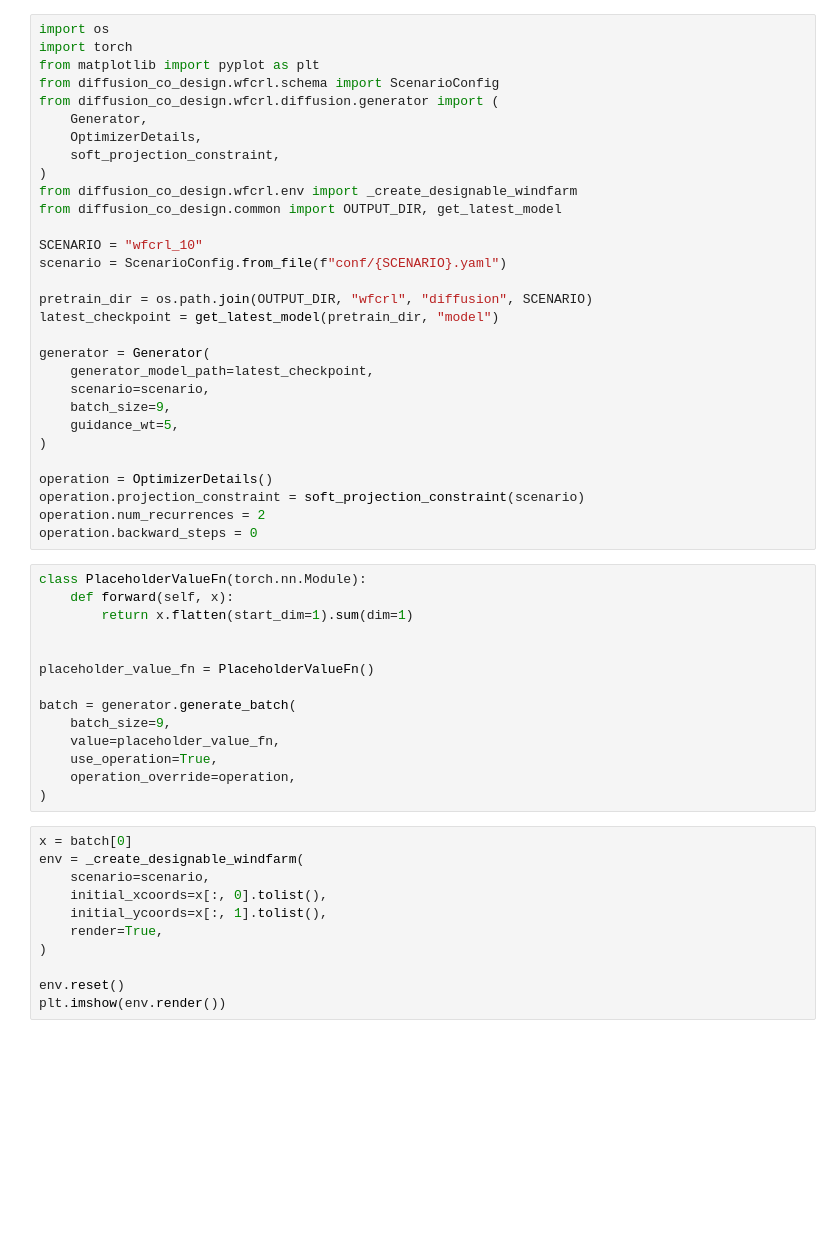
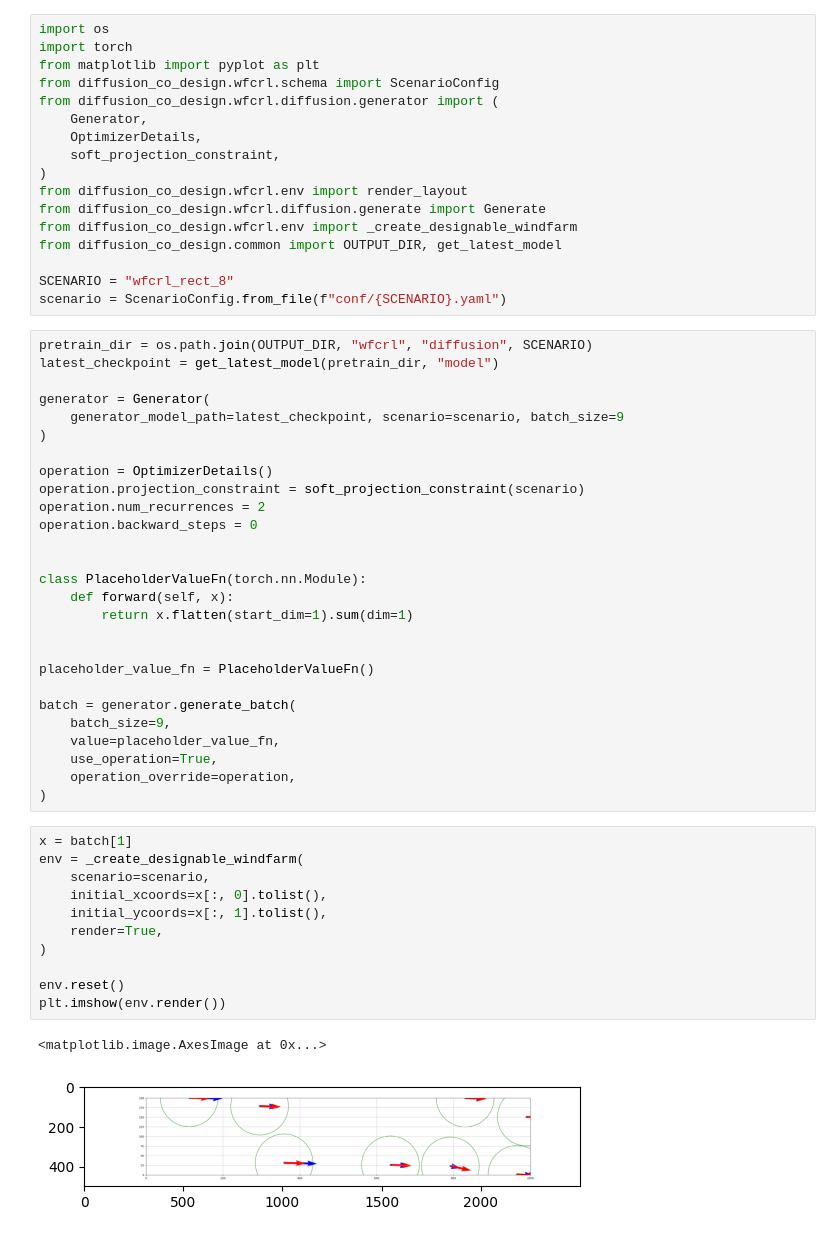
Before and after one commit to MarkHaoxiang/diffusion-co-design, a Jupyter notebook: experiments/train_wfcrl_diffusion/notebook.ipynb, the cells around one changed output. Cells and saved outputs as stored; diff of their text form; blank space fills up the shorter version.

Commit message:
Wip: wfcrl changes

```diff
--- a/experiments/train_wfcrl_diffusion/notebook.ipynb
+++ b/experiments/train_wfcrl_diffusion/notebook.ipynb
@@ -8,27 +8,27 @@ from diffusion_co_design.wfcrl.diffusion.generator import (
     OptimizerDetails,
     soft_projection_constraint,
 )
+from diffusion_co_design.wfcrl.env import render_layout
+from diffusion_co_design.wfcrl.diffusion.generate import Generate
 from diffusion_co_design.wfcrl.env import _create_designable_windfarm
 from diffusion_co_design.common import OUTPUT_DIR, get_latest_model
 
-SCENARIO = "wfcrl_10"
+SCENARIO = "wfcrl_rect_8"
 scenario = ScenarioConfig.from_file(f"conf/{SCENARIO}.yaml")
-
-pretrain_dir = os.path.join(OUTPUT_DIR, "wfcrl", "diffusion", SCENARIO)
-latest_checkpoint = get_latest_model(pretrain_dir, "model")
-
-generator = Generator(
-    generator_model_path=latest_checkpoint,
-    scenario=scenario,
-    batch_size=9,
-    guidance_wt=5,
-)
-
-operation = OptimizerDetails()
-operation.projection_constraint = soft_projection_constraint(scenario)
-operation.num_recurrences = 2
-operation.backward_steps = 0
 # %%
+pretrain_dir = os.path.join(OUTPUT_DIR, "wfcrl", "diffusion", SCENARIO)
+latest_checkpoint = get_latest_model(pretrain_dir, "model")
+
+generator = Generator(
+    generator_model_path=latest_checkpoint, scenario=scenario, batch_size=9
+)
+
+operation = OptimizerDetails()
+operation.projection_constraint = soft_projection_constraint(scenario)
+operation.num_recurrences = 2
+operation.backward_steps = 0
+
+
 class PlaceholderValueFn(torch.nn.Module):
     def forward(self, x):
         return x.flatten(start_dim=1).sum(dim=1)
@@ -43,13 +43,16 @@ batch = generator.generate_batch(
     operation_override=operation,
 )
 # %%
-x = batch[0]
+x = batch[1]
 env = _create_designable_windfarm(
     scenario=scenario,
     initial_xcoords=x[:, 0].tolist(),
     initial_ycoords=x[:, 1].tolist(),
     render=True,
 )
 
 env.reset()
 plt.imshow(env.render())
+# %% [output]
+<matplotlib.image.AxesImage at 0x...>
+[figure, added]
```
Also changed, not shown: parts of 1 cell of this notebook, 28 other files.
